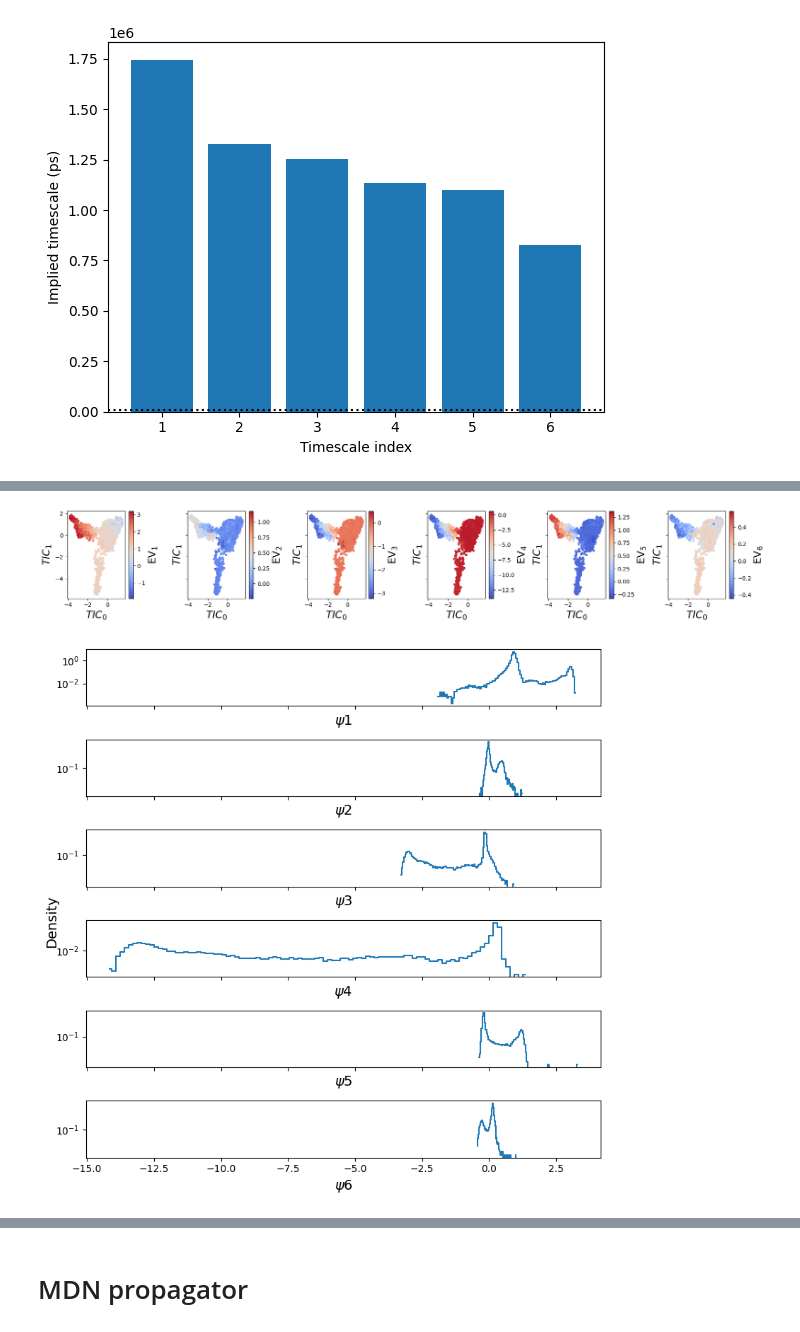
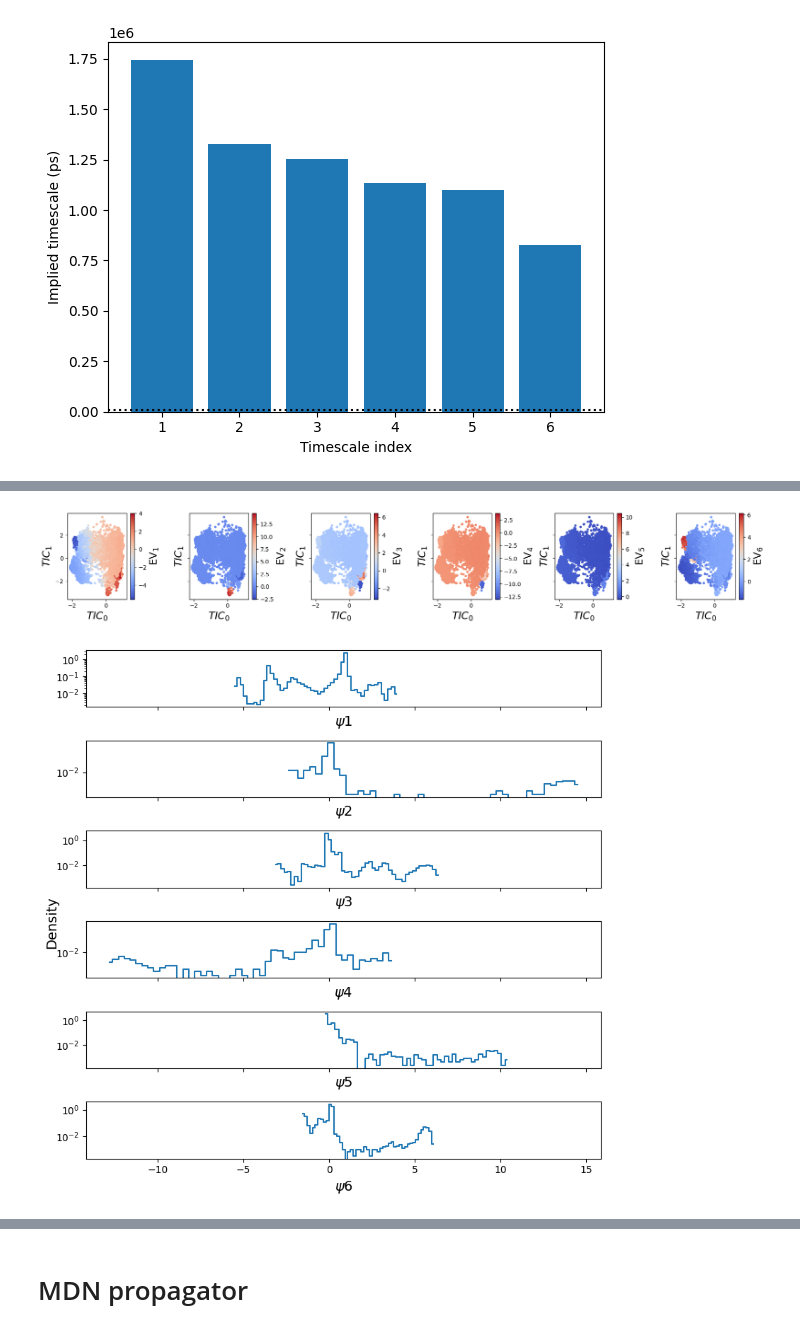
Before and after one commit to mrjoness/LSS_BBA, a Jupyter notebook: BBA_LSS_collab.ipynb, the cells around one changed output, grey strips where cells are left out. Drawn from its saved outputs; the diff is of its cells as text; code cells hidden in the pictures.

```diff
--- a/BBA_LSS_collab.ipynb
+++ b/BBA_LSS_collab.ipynb
@@ -288,6 +272,8 @@ print(evecs.shape)
 # %%
+# lag=1 here corresponds to lag=50 in original dataset
+
 import deeptime as dt
-tica = dt.decomposition.TICA(lagtime=5, dim=2)
+tica = dt.decomposition.TICA(lagtime=1, dim=2)
 TICs = tica.fit_transform([a.numpy() for a in coords_torch]).reshape(-1, 2)
 # %%
 fig, axes = plt.subplots(1, 6, figsize = (18, 3), sharey=True, sharex=True)
@@ -306,30 +292,27 @@ for e in range(1, evecs.shape[1]):
 
 plt.tight_layout()
 # %% [output]
-[figure, old version]
+[figure, new version]
 # %%
-# check where transitions show up over trajectories
+# check distributions over each evec
 
-evec_idx = 4
-nbins = 100
-ntrjs = 10
-
+nbins = 50
 fig, axes = plt.subplots(6, figsize=(8, 8), sharex=True)
 
 for evec_idx, ax in enumerate(axes):
     bins = np.linspace(np.min(evecs[:, evec_idx+1]), np.max(evecs[:, evec_idx+1]), nbins)
     counts, bin_edges = np.histogram(evecs[:, evec_idx+1], bins=bins, density=True)
 
     bin_centers = (bin_edges[:-1] + bin_edges[1:]) / 2
     free_energy = -np.log(counts + 1e-10)
 
     #ax.plot(bin_centers, free_energy, drawstyle='steps-mid')
     ax.plot(bin_centers, counts, drawstyle='steps-mid')
     ax.set_xlabel(f'$\psi{evec_idx+1}$', fontsize=14)
     ax.set_yscale('log')
 
 fig.text(0.0, 0.5, 'Density', va='center', rotation='vertical', fontsize=14)
 plt.tight_layout()
 # %% [output]
-[figure, old version]
+[figure, new version]
 # %%
```
Also changed, not shown: parts of 31 cells of this notebook.
